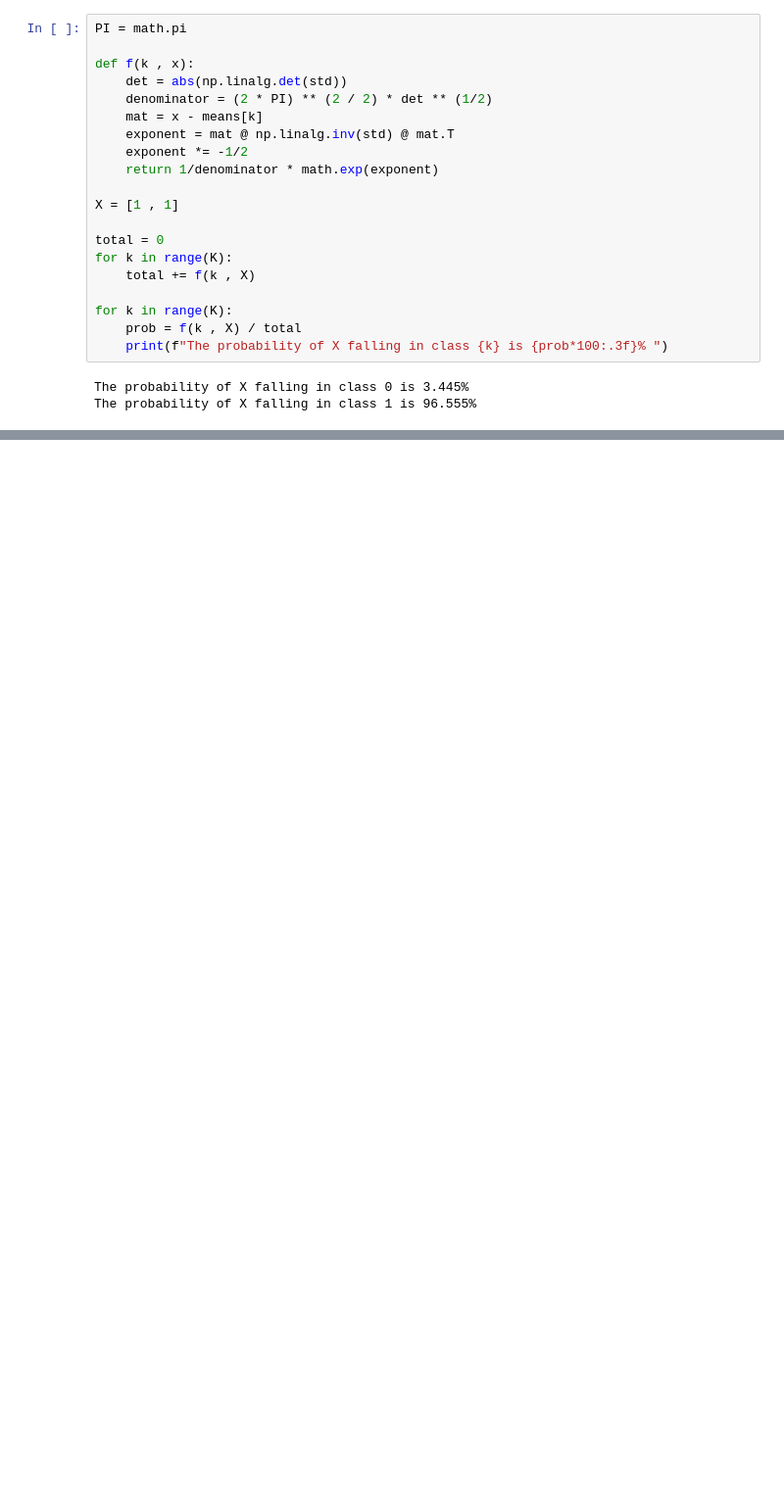
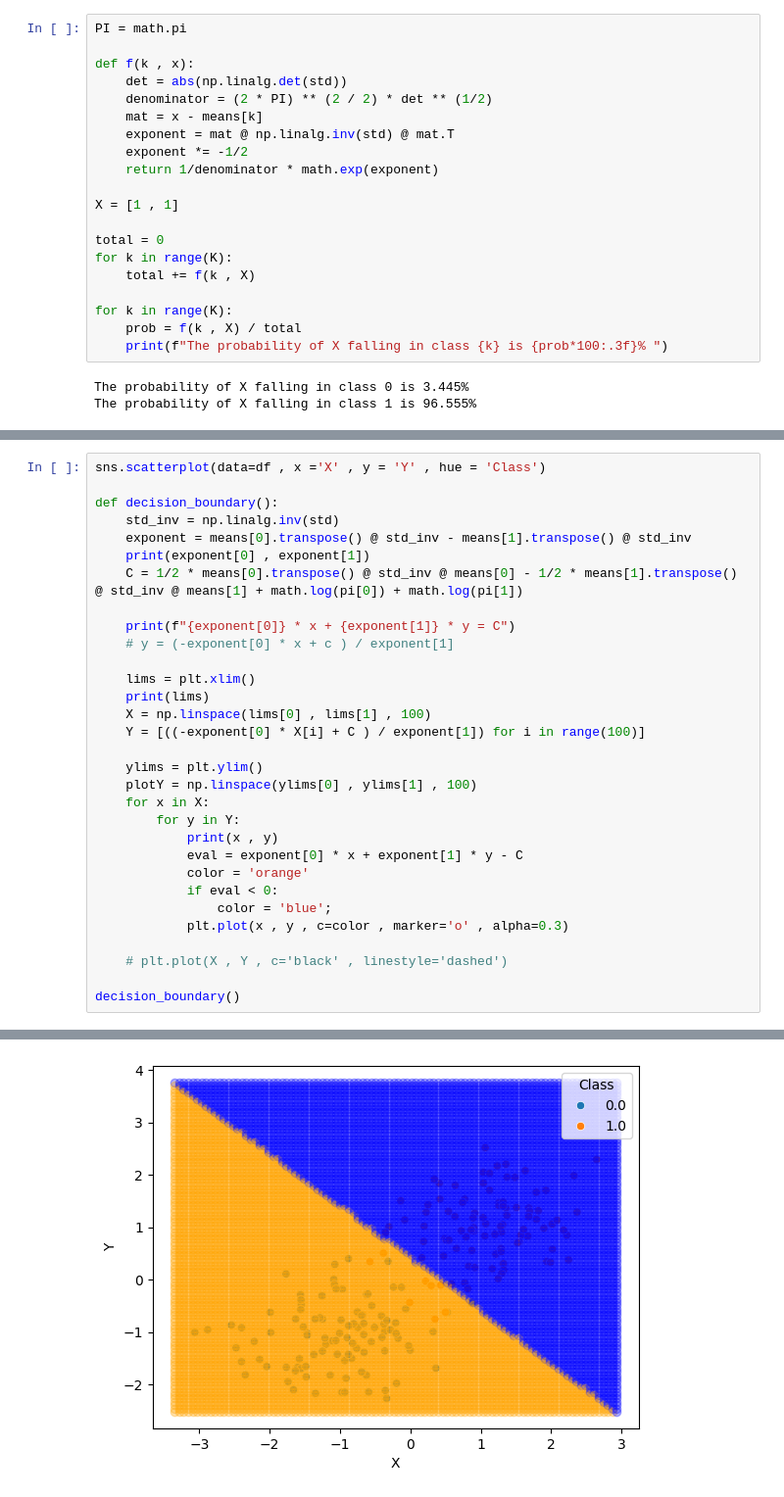
Before and after one commit to SunnyYeahBoiii/CS115_Assignment, a Jupyter notebook: resources/sunny's-doc/lda&qda-classification-example.ipynb, the cells around one changed output, grey strips where cells are left out. Shown at 98% size. Drawn from its saved outputs; the diff is of its cells as text; blank space fills up the shorter version.

```diff
--- a/resources/sunny's-doc/lda&qda-classification-example.ipynb
+++ b/resources/sunny's-doc/lda&qda-classification-example.ipynb
@@ -289,0 +315,32 @@ decision_boundary()
+# %%
+sns.scatterplot(data=df , x ='X' , y = 'Y' , hue = 'Class')
+
+def decision_boundary():
+    std_inv = np.linalg.inv(std)
+    exponent = means[0].transpose() @ std_inv - means[1].transpose() @ std_inv
+    print(exponent[0] , exponent[1])
+    C = 1/2 * means[0].transpose() @ std_inv @ means[0] - 1/2 * means[1].transpose() @ std_inv @ means[1] + math.log(pi[0]) + math.log(pi[1])
+
+    print(f"{exponent[0]} * x + {exponent[1]} * y = C")
+    # y = (-exponent[0] * x + c ) / exponent[1]
+
+    lims = plt.xlim()
+    print(lims)
+    X = np.linspace(lims[0] , lims[1] , 100)
+    Y = [((-exponent[0] * X[i] + C ) / exponent[1]) for i in range(100)]
+
+    ylims = plt.ylim()
+    plotY = np.linspace(ylims[0] , ylims[1] , 100)
+    for x in X:
+        for y in Y:
+            print(x , y)
+            eval = exponent[0] * x + exponent[1] * y - C
+            color = 'orange'
+            if eval < 0:
+                color = 'blue';
+            plt.plot(x , y , c=color , marker='o' , alpha=0.3)
+
+    # plt.plot(X , Y , c='black' , linestyle='dashed')
+
+decision_boundary()
+# %% [output]
@@ -289,0 +364 @@ decision_boundary()
+[figure, added]
```
Also changed, not shown: parts of 11 cells of this notebook, 1 other file.
